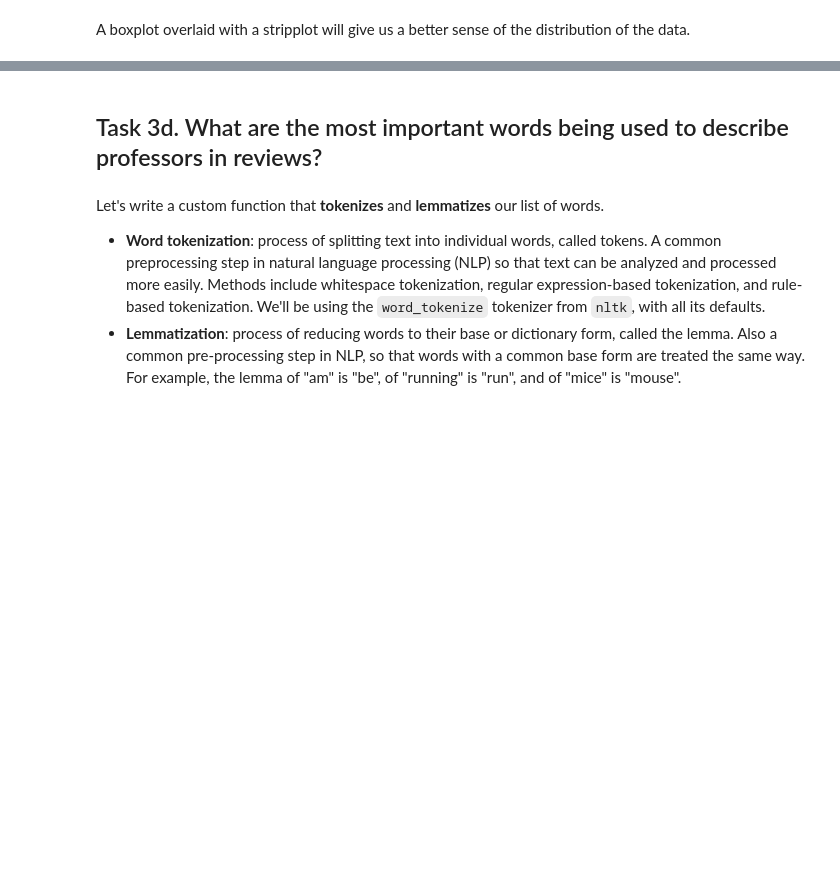
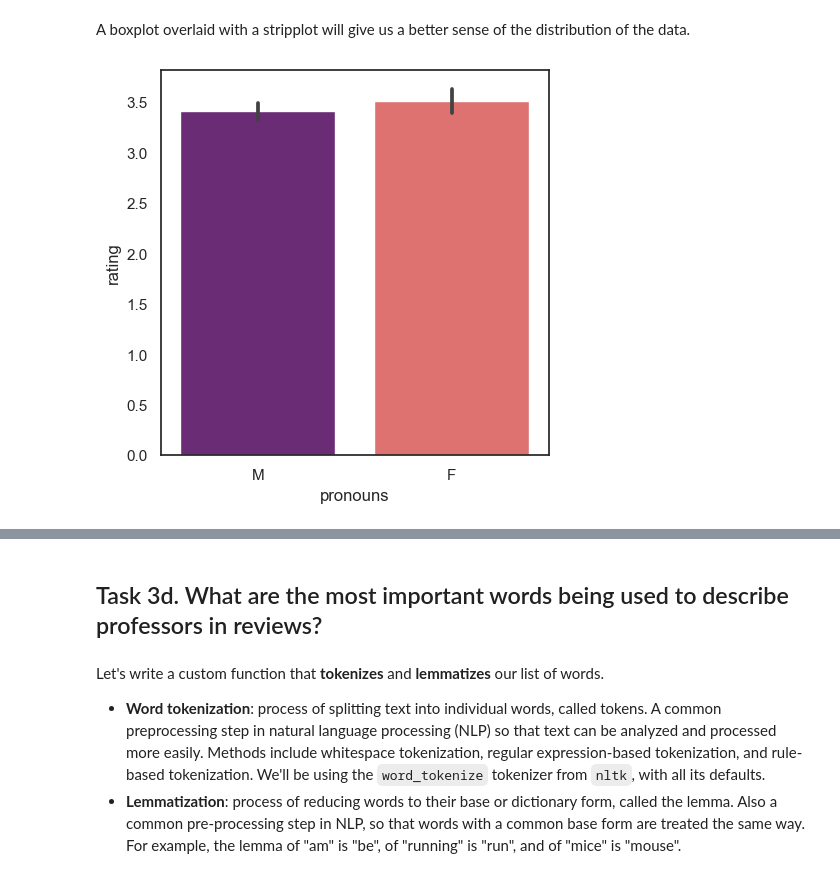
Before and after one commit to SirTee12/Gender-Bias-Text-Analysis, a Jupyter notebook: Gender-Bias-Text-Analysis.ipynb, the cells around one changed output, grey strips where cells are left out. Cells and saved outputs as stored; diff of their text form; code cells hidden in the pictures; blank space fills up the shorter version.

```diff
--- a/Gender-Bias-Text-Analysis.ipynb
+++ b/Gender-Bias-Text-Analysis.ipynb
@@ -206,6 +210,9 @@ plt.show()
 A boxplot overlaid with a stripplot will give us a better sense of the distribution of the data.
 # %%
 plt.figure(figsize=(5,5))
-____
-____
+sns.barplot(data = prof_review, x = 'pronouns',
+           y = 'rating', palette='magma',
+           estimator='mean')
 plt.show()
+# %% [output]
+[figure, added]
```
Also changed, not shown: parts of 5 cells of this notebook.
